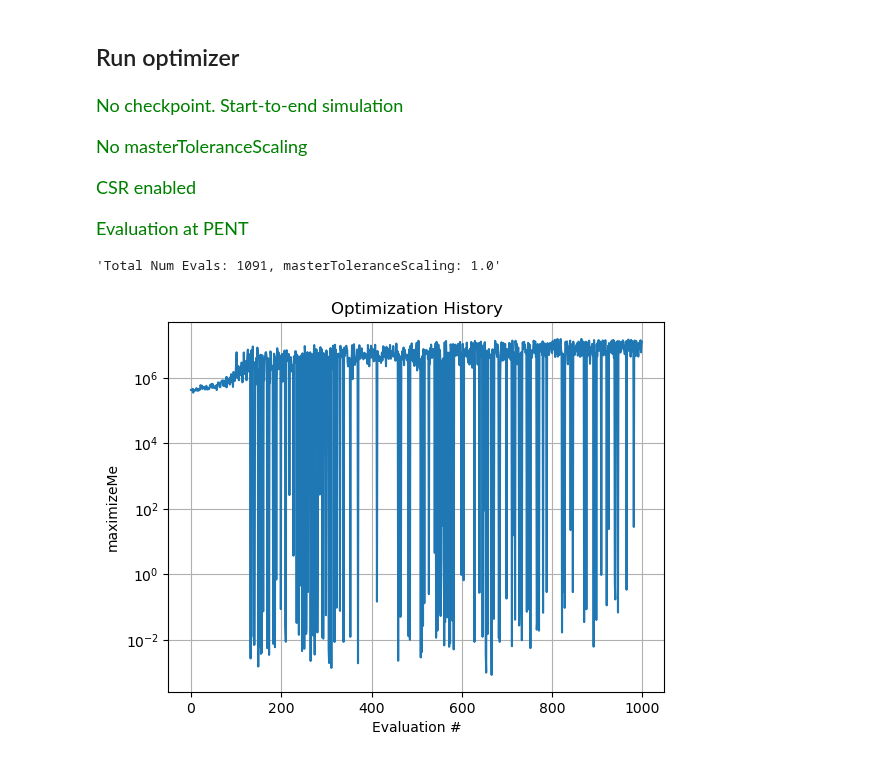
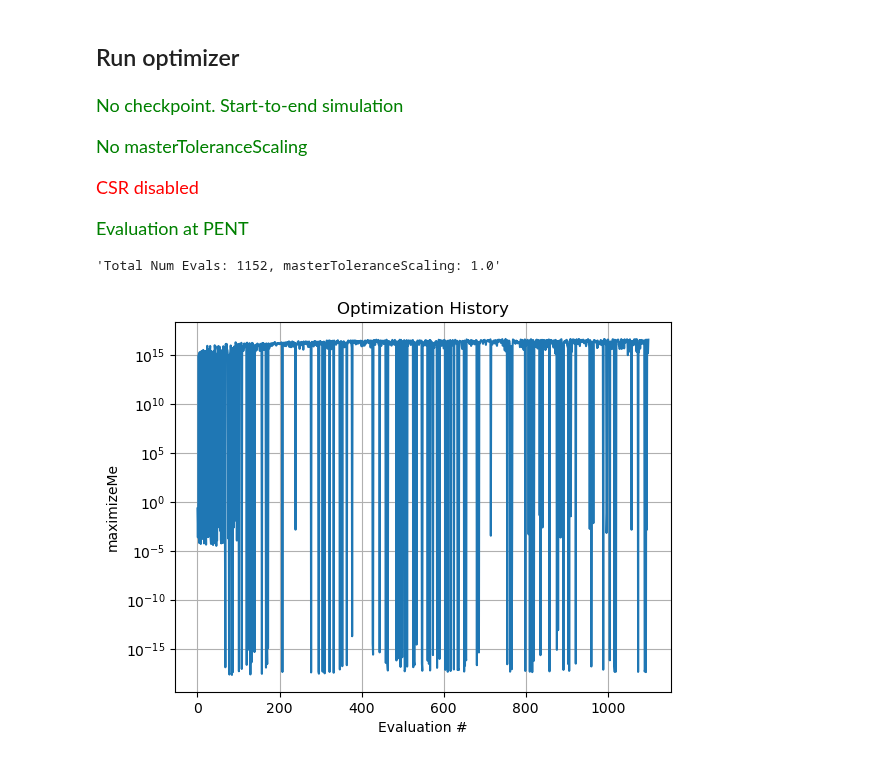
Before and after one commit to slaclab/FACET2-S2E, a Jupyter notebook: Generalized optimization - tmp.ipynb, the cells around one changed output. Cells and saved outputs as stored; diff of their text form; code cells hidden in the pictures.

```diff
--- a/Generalized optimization - tmp.ipynb
+++ b/Generalized optimization - tmp.ipynb
@@ -7,7 +7,7 @@ importedDefaultSettings = loadConfig("setLattice_configs/2024-10-22_oneBunch.yml
 #importedDefaultSettings = loadConfig("setLattice_configs/2025-06-17_twoBunch_forMuons_6GeV.yml")
 #importedDefaultSettings = loadConfig("setLattice_configs/2024-10-22_oneBunch_baseline2.1.yml")
 # %%
-csrTF = True
+csrTF = False
 evalElement = "PENT"
 calculateGaussianFits = True
 
@@ -18,7 +18,7 @@ tao = initializeTao(
     inputBeamFilePathSuffix = inputBeamFilePathSuffix,
 
     csrTF = csrTF,
-    numMacroParticles=1e4,
+    numMacroParticles=1e3,
     scratchPath = "/tmp",
     randomizeFileNames = True
 )
@@ -340,7 +340,7 @@ def specificOptimizer(
         # )
 
         #2025-04-04-17-05-10: Special term to prevent optimizer from slipping into pencil beam
-        #savedData["errorTerm_minimalEnergySpread"] = 1e3 * ( rampToZeroFlip( P["sigma_energy"],  90e6 ) ) ** 2
+        savedData["errorTerm_minimalEnergySpread"] = 1e3 * ( rampToZeroFlip( savedData["PDrive_sigmaSI90_energy"],  70e6 ) ) ** 2
 
         #Special term, true RMS spot size
         savedData["PDrive_rms100_x"] = np.std( P.x )
@@ -390,9 +390,9 @@ def specificOptimizer(
                     # (rampToZero(abs(savedData["PWitness_median_xp"]),                 0 * tolerableAngleOffset, scale = 100e-6) ** 2 if bunchCount == 2 else 0),
                     # (rampToZero(abs(savedData["PWitness_median_yp"]),                 0 * tolerableAngleOffset, scale = 100e-6) ** 2 if bunchCount == 2 else 0),
 
-                    # rampToZero(savedData[f"PDrive_sigmaSI90_x"],                      0 * driveSpotThreshold,     10e-6) ** 2,
-                    # rampToZero(savedData[f"PDrive_sigmaSI90_y"],                      0 * driveSpotThreshold,     10e-6) ** 2,
-                    # rampToZero(savedData[f"PDrive_sigmaSI90_z"],                      0 * driveLengthThreshold,   10e-6) ** 2,
+                    rampToZero(savedData[f"PDrive_sigmaSI90_x"],                      0 * driveSpotThreshold,     10e-6) ** 2,
+                    rampToZero(savedData[f"PDrive_sigmaSI90_y"],                      0 * driveSpotThreshold,     10e-6) ** 2,
+                    rampToZero(savedData[f"PDrive_sigmaSI90_z"],                      0 * driveLengthThreshold,   10e-6) ** 2,
                     # (rampToZero(savedData[f"PWitness_sigmaSI90_x"],                   0 * witnessSpotThreshold,   10e-6) ** 2 if bunchCount == 2 else 0),
                     # (rampToZero(savedData[f"PWitness_sigmaSI90_y"],                   0 * witnessSpotThreshold,   10e-6) ** 2 if bunchCount == 2 else 0),
                     # (rampToZero(savedData[f"PWitness_sigmaSI90_z"],                   0 * witnessLengthThreshold, 10e-6) ** 2 if bunchCount == 2 else 0),
@@ -400,12 +400,13 @@ def specificOptimizer(
                     # rampToZero(savedData[f"PDrive_norm_emit_x"], 0, 10e-6) ** 2,
                     # rampToZero(savedData[f"PDrive_norm_emit_y"], 0, 10e-6) ** 2,
 
-                    rampToZero(savedData[f"PDrive_fitSigma_x"],                      0 * driveSpotThreshold,     10e-6) ** 2,
-                    rampToZero(savedData[f"PDrive_fitSigma_y"],                      0 * driveSpotThreshold,     10e-6) ** 2,
-                    rampToZero(savedData[f"PDrive_fitSigma_z"],                      0 * driveLengthThreshold,   10e-6) ** 2,
+                    # rampToZero(savedData[f"PDrive_fitSigma_x"],                      0 * driveSpotThreshold,     10e-6) ** 2,
+                    # rampToZero(savedData[f"PDrive_fitSigma_y"],                      0 * driveSpotThreshold,     10e-6) ** 2,
+                    # rampToZero(savedData[f"PDrive_fitSigma_z"],                      0 * driveLengthThreshold,   10e-6) ** 2,
 
                     # savedData["PDrive_rms100_x"] ** 2,
                     # savedData["PDrive_rms100_y"] ** 2,
+                    # savedData["PDrive_rms100_z"] ** 2
         ])
 
 
@@ -604,7 +605,7 @@ if abs(PInit.charge - 1.6e-9) > 0.05e-9:
 # %% [output]
 No checkpoint. Start-to-end simulation
 No masterToleranceScaling
-CSR enabled
+CSR disabled
 Evaluation at PENT
 # %%
 from scipy.optimize import minimize
@@ -628,7 +629,7 @@ match optimizationType:
         initializationType = "normal"          #Pick points normally distributed around the initial guess
         #initializationType = "smartStart"       #Sample many points near the initial guess, keep best
 
-        normalDistBoundMultiplier = 0.001
+        normalDistBoundMultiplier = 0.01
 
         match initializationType:
 
@@ -741,32 +742,32 @@ match optimizationType:
 
         #Initial point(s) to check
         optimizer.probe(
             params={key: importedDefaultSettings[key] for key in pbounds.keys()},
             lazy=True,
         )
 
         #Refer to https://bayesian-optimization.github.io/BayesianOptimization/exploitation_vs_exploration.html
         #and https://github.com/bayesian-optimization/BayesianOptimization/blob/master/bayes_opt/bayesian_optimization.py
         boInitialKappa = 10 + 0*10.
         boFinalKappa = 1e-6 + 0*0.1
         boNumIter = 2000
         boKappaDecay = (boFinalKappa / boInitialKappa)**(1/boNumIter)
 
         acquisition_function = bayes_opt.util.UtilityFunction(
                                            kind='ucb',
                                            kappa=boInitialKappa,         #Default 2.576
                                            xi=0.0,              #Default 0
                                            kappa_decay=boKappaDecay,       #Default 0
                                            kappa_decay_delay=0  #Default 0
                                         )
 
         optimizer.maximize(
             init_points=200, #Initial, random points. Unwise to omit. "Often, 2*dim to 5*dim random points are recommended before switching to model-driven exploration."
             n_iter=boNumIter,
             acquisition_function=acquisition_function
         )
 
 print(problem.history)
 # %% [output]
-'Total Num Evals: 1091, masterToleranceScaling: 1.0'
+'Total Num Evals: 1152, masterToleranceScaling: 1.0'
-[figure, old version]
+[figure, new version]
```
Also changed, not shown: parts of 1 cell of this notebook, 7 other files.
